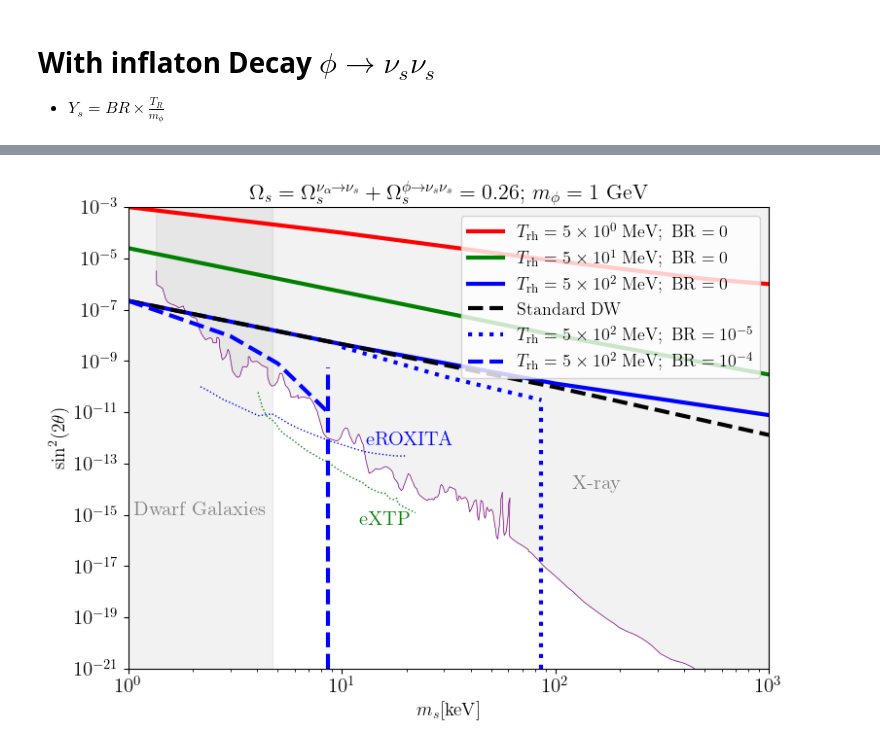
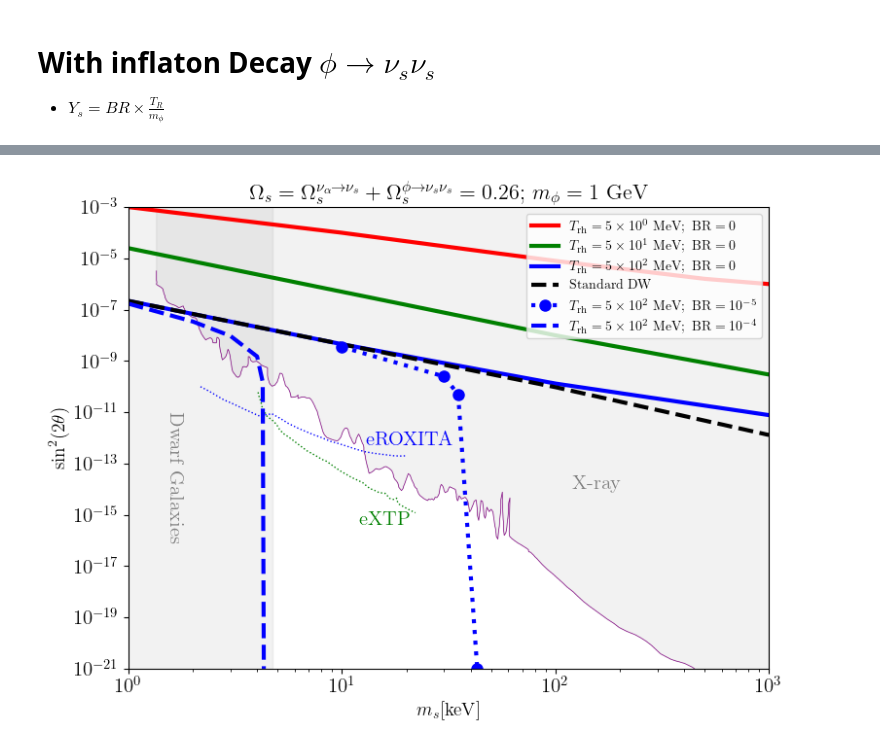
Before and after one commit to yongxuDM/Sterile-Neutrino, a Jupyter notebook: Sterile.ipynb, the cells around one changed output, grey strips where cells are left out. Cells and saved outputs as stored; diff of their text form; code cells hidden in the pictures.

```diff
--- a/Sterile.ipynb
+++ b/Sterile.ipynb
@@ -1208,16 +1235,14 @@ s2_TR5000 = np.array( [2.2*1e-7, 4.5*1e-9, 0.95*1e-10, 1.3*1e-12])
 
 ######################################################
 #TR=500; BR=1e-5; mphi=1GeV
-ms_TR500_BR1ep5 = np.array([1e1, 3e1, 86])
-s2_TR500_BR1ep5 = np.array( [3.5*1e-9, 2.5*1e-10, 3*1e-11])
-
-
+ms_TR500_BR1ep5 = np.array([1e1, 3e1, 35, 40, 43])
+s2_TR500_BR1ep5 = np.array( [3.5*1e-9, 2.5*1e-10, 6*1e-11, 5*1e-12, 1e-21])
 
 ######################################################
 #TR=500; BR=1e-4; mphi=1GeV
-ms_TR500_BR1ep4 = np.array([1, 3, 5, 8.6])
-s2_TR500_BR1ep4 = np.array( [2.2*1e-7, 9.3*1e-9, 8*1e-10, 1*1e-11])
-######################################################
+ms_TR500_BR1ep4 = np.array([1, 2, 3, 4, 4.25, 4.3])
+s2_TR500_BR1ep4 = np.array( [1.71*1e-7, 3.45*1e-8,  9.5*1e-9, 1.5*1e-9, 1.5*1e-10, 1*1e-21])
+#####################################################
 
 plt.figure(figsize=(8,6))
 plt.plot(ms_Xray, sin2_Xray,'purple', linewidth=0.5)
@@ -1239,15 +1264,15 @@ plt.loglog(ms_TR5000, s2_TR5000, 'k--', markersize=8,  linewidth=3,label=r'$\tex
 # plt.loglog(ms_values, DW_Sin2_2theta(ms_values), 'b:', linewidth=3, label="Standard Dodelson Widrow")
 
 #################################################################
-plt.loglog(ms_TR500_BR1ep5, s2_TR500_BR1ep5, 'b:', markersize=8,  linewidth=3,label=r'$T_\text{rh} =5\times 10^{2}~\text{MeV};~\text{BR}=10^{-5}$')  # 'ro-' means red circles connected
+plt.loglog(ms_TR500_BR1ep5, s2_TR500_BR1ep5, 'bo:', markersize=8,  linewidth=3,label=r'$T_\text{rh} =5\times 10^{2}~\text{MeV};~\text{BR}=10^{-5}$')  # 'ro-' means red circles connected
 
 plt.loglog(ms_TR500_BR1ep4, s2_TR500_BR1ep4, 'b--', markersize=8,  linewidth=3,label=r'$T_\text{rh} =5\times 10^{2}~\text{MeV};~\text{BR}=10^{-4}$')  # 'ro-' means red circles connected
 
 
 ######################################################
 ######################################################
-plt.axvline(x=86, ymin=1e-12,ymax=0.57, color='blue', linestyle=':', linewidth=3)
-plt.axvline(x=8.6, ymin=1e-12,ymax=0.6, color='blue', linestyle='--', linewidth=3)
+# plt.axvline(x=43, ymin=1e-12,ymax=0.57, color='blue', linestyle=':', linewidth=3)
+# plt.axvline(x=4.3, ymin=1e-12,ymax=0.6, color='blue', linestyle='--', linewidth=3)
 
 
 fillxLy=np.logspace(-3, log10(4.71))
@@ -1262,36 +1287,36 @@ y1_upper = np.ones_like(sin2_Xray) * max(sin2_Xray) * 1e10   # constant upper bo
 x2 = np.logspace(np.log10(max(ms_Xray)), 3)
 y2_lower = np.ones_like(x2) * 1e-21
 y2_upper = np.ones_like(x2) * 1e0
 
 # Combine into one polygon (go around boundary)
 xs = np.concatenate([x1, x2, x2[::-1], x1[::-1]])
 ys = np.concatenate([y1_upper, y2_upper, y2_lower[::-1], y1_lower[::-1]])
 
 plt.fill(xs, ys, alpha=0.1, color="gray")
-plt.text(1.05*1e0, 1e-15, r'$\text{Dwarf Galaxies}$', rotation=0, color = "gray")
+plt.text(1.5*1e0, 1e-16, r'$\text{Dwarf Galaxies}$', rotation=-90, color = "gray")
 
 plt.text(1.2*1e2, 1e-14, r'$\text{X-ray}$', rotation=0, color = "gray")
 plt.text(1.3*1e1, 0.5*1e-12, r'$\text{eROXITA}$', rotation=0, color = "b")
 plt.text(1.2*1e1, 0.4*1e-15, r'$\text{eXTP}$', rotation=0, color = "g")
 
 #################################################################
 
 plt.xlabel(r'$m_s [\text{keV}]$', fontsize=14)
 plt.ylabel(r'$\sin^2(2\theta)$', fontsize=14)
 # plt.title(r'$Y_s m_s = 4.3\times10^{-10}~\text{GeV}; m_\phi =1~\text{GeV}$', fontsize=16)
 
 plt.title(r'$\Omega_s= \Omega^{\nu_{\alpha} \to \nu_s}_s +\Omega^{\phi \to \nu_s \nu_s}_s =0.26;\,  m_\phi =1~\text{GeV}$', fontsize=16)
 
 plt.legend()
 plt.xlim(1e0,1e3)
 plt.ylim(1e-21,1e-3)
-plt.legend(loc='upper right', prop={'size': 13} )
+plt.legend(loc='upper right', prop={'size': 10} )
 
 plt.savefig("./PS.pdf", bbox_inches="tight")
 plt.tight_layout()
 plt.show()
 # %% [output]
-[figure, old version]
+[figure, new version]
 # %%
 # would oscillation affect the decay? or vice versa???? it seems no,  but I can have oscillation only generate 0.1% DM !!!
 # %%
```
Also changed, not shown: parts of 13 cells of this notebook.
